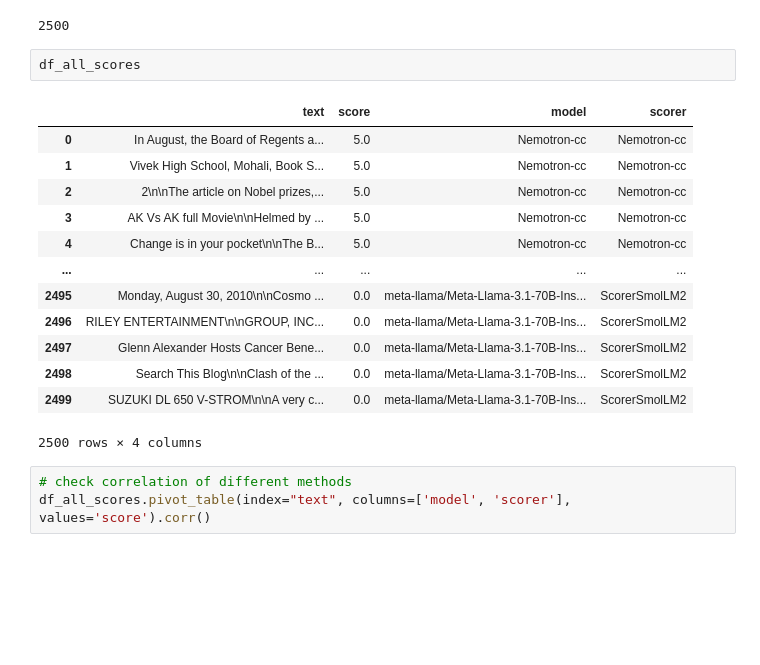
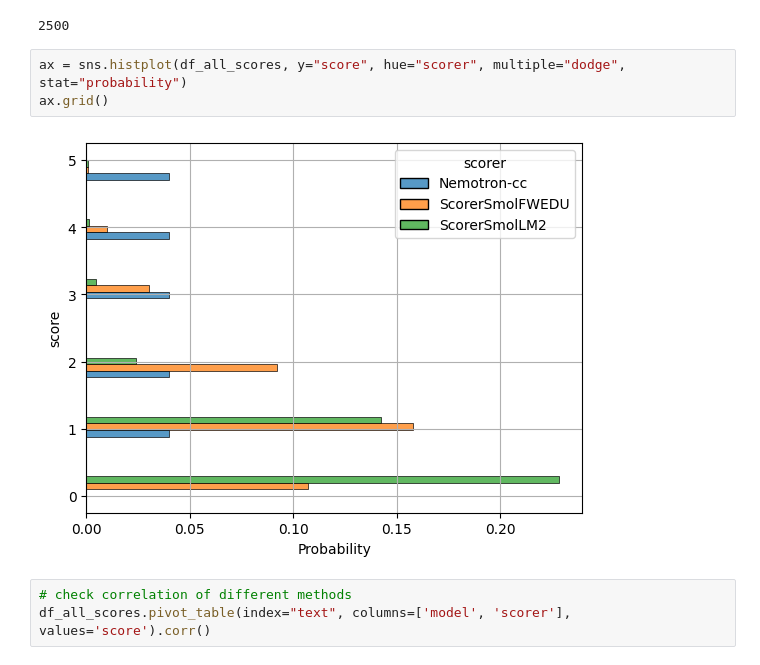
Before and after one commit to OpenEuroLLM/notebooks, a Jupyter notebook: data_quality_prompt/analyse-nemotron-cc.ipynb, the cells around one changed output. Saved outputs shown, nothing was run; the diff lists cells and outputs as text; blank space fills up the shorter version.

```diff
--- a/data_quality_prompt/analyse-nemotron-cc.ipynb
+++ b/data_quality_prompt/analyse-nemotron-cc.ipynb
@@ -410,21 +410,10 @@ len(df_all_scores)
 # %% [output]
 2500
 # %%
-df_all_scores
+ax = sns.histplot(df_all_scores, y="score", hue="scorer", multiple="dodge", stat="probability")
+ax.grid()
 # %% [output]
-|  | text | score | model | scorer |
-| 0 | In August, the Board of Regents a... | 5.0 | Nemotron-cc | Nemotron-cc |
-| 1 | Vivek High School, Mohali, Book S... | 5.0 | Nemotron-cc | Nemotron-cc |
-| 2 | 2\n\nThe article on Nobel prizes,... | 5.0 | Nemotron-cc | Nemotron-cc |
-| 3 | AK Vs AK full Movie\n\nHelmed by ... | 5.0 | Nemotron-cc | Nemotron-cc |
-| 4 | Change is in your pocket\n\nThe B... | 5.0 | Nemotron-cc | Nemotron-cc |
-| ... | ... | ... | ... | ... |
-| 2495 | Monday, August 30, 2010\n\nCosmo ... | 0.0 | meta-llama/Meta-Llama-3.1-70B-Ins... | ScorerSmolLM2 |
-| 2496 | RILEY ENTERTAINMENT\n\nGROUP, INC... | 0.0 | meta-llama/Meta-Llama-3.1-70B-Ins... | ScorerSmolLM2 |
-| 2497 | Glenn Alexander Hosts Cancer Bene... | 0.0 | meta-llama/Meta-Llama-3.1-70B-Ins... | ScorerSmolLM2 |
-| 2498 | Search This Blog\n\nClash of the ... | 0.0 | meta-llama/Meta-Llama-3.1-70B-Ins... | ScorerSmolLM2 |
-| 2499 | SUZUKI DL 650 V-STROM\n\nA very c... | 0.0 | meta-llama/Meta-Llama-3.1-70B-Ins... | ScorerSmolLM2 |
-2500 rows × 4 columns
+[figure, added]
 # %%
 # check correlation of different methods
 df_all_scores.pivot_table(index="text", columns=['model', 'scorer'], values='score').corr()
```
Also changed, not shown: 2 other files.
